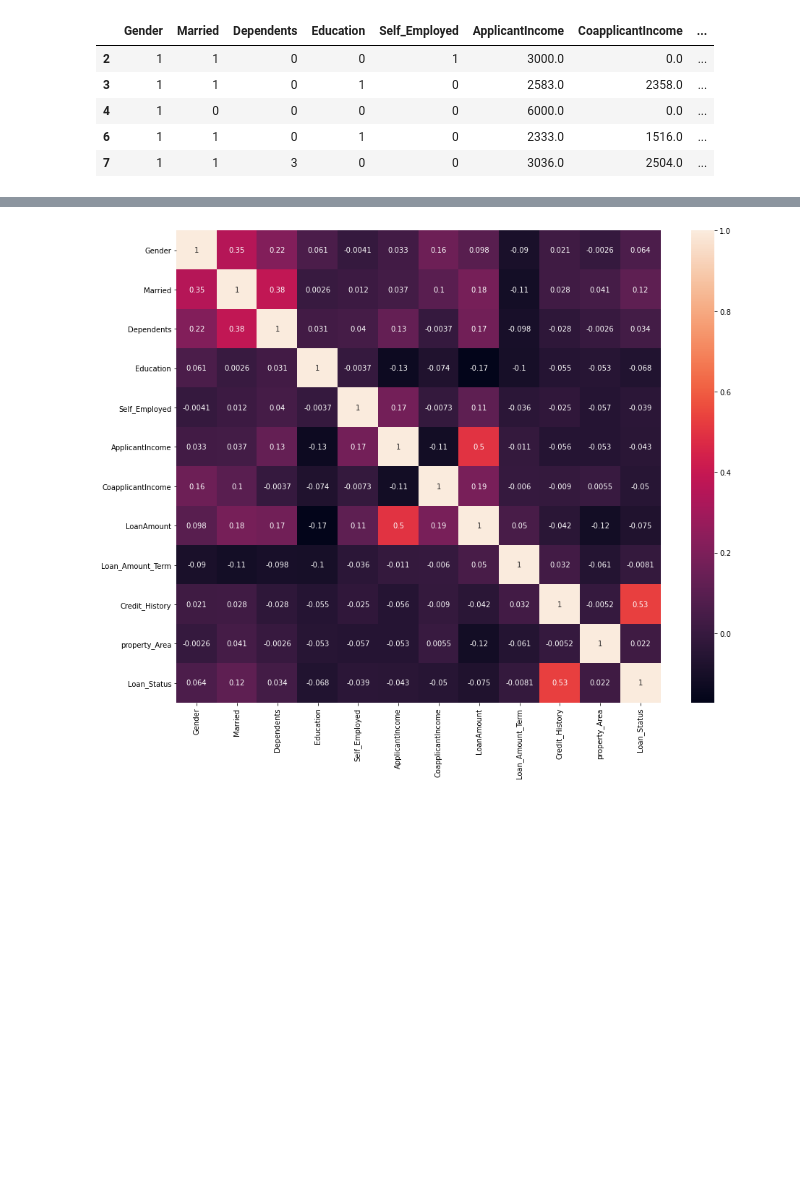
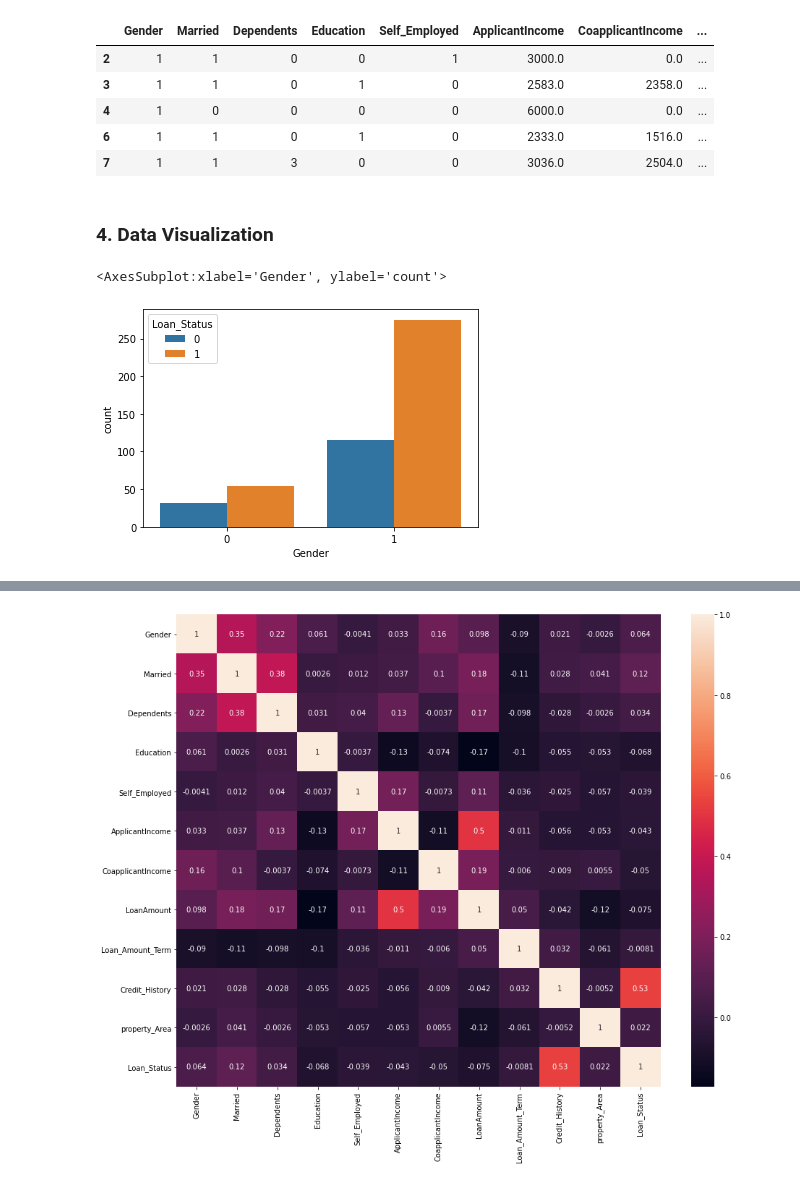
Before and after one commit to Gowri1997/codeclause_projects, a Jupyter notebook: load2.ipynb, the cells around one changed output, grey strips where cells are left out. Cells and saved outputs as stored; diff of their text form; code cells hidden in the pictures; blank space fills up the shorter version.

```diff
--- a/load2.ipynb
+++ b/load2.ipynb
@@ -170,3 +183,10 @@ loan_df2.head()
 | 4 | 1 | 0 | 0 | 0 | 0 | 6000.0 | 0.0 | ... |
 | 6 | 1 | 1 | 0 | 1 | 0 | 2333.0 | 1516.0 | ... |
 | 7 | 1 | 1 | 3 | 0 | 0 | 3036.0 | 2504.0 | ... |
+# %% [markdown]
+### 4. Data Visualization
+# %%
+sn.countplot(x='Gender',hue='Loan_Status',data=loan_df2)
+# %% [output]
+<AxesSubplot:xlabel='Gender', ylabel='count'>
+[figure, added]
```
Also changed, not shown: parts of 49 cells of this notebook.
